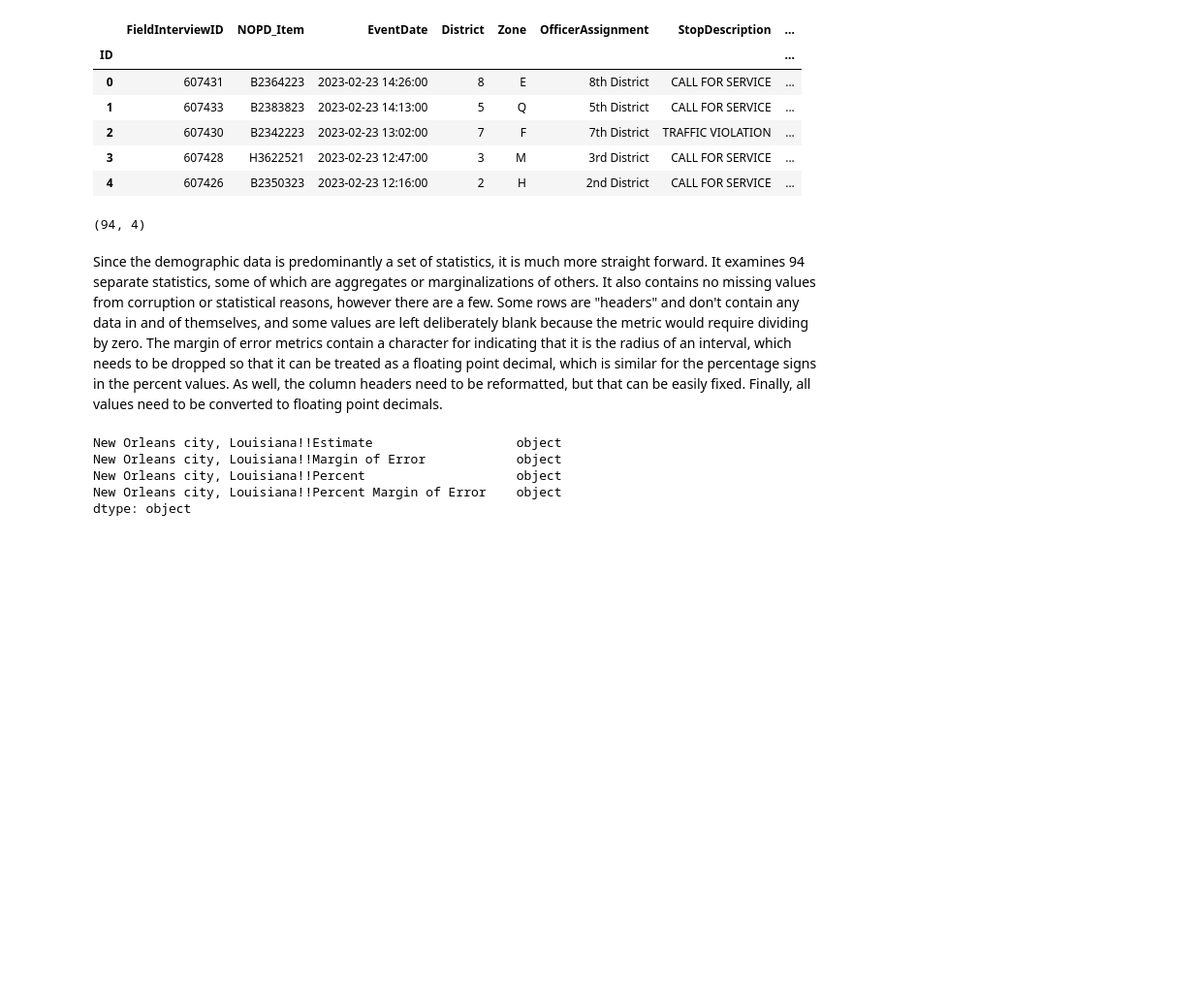
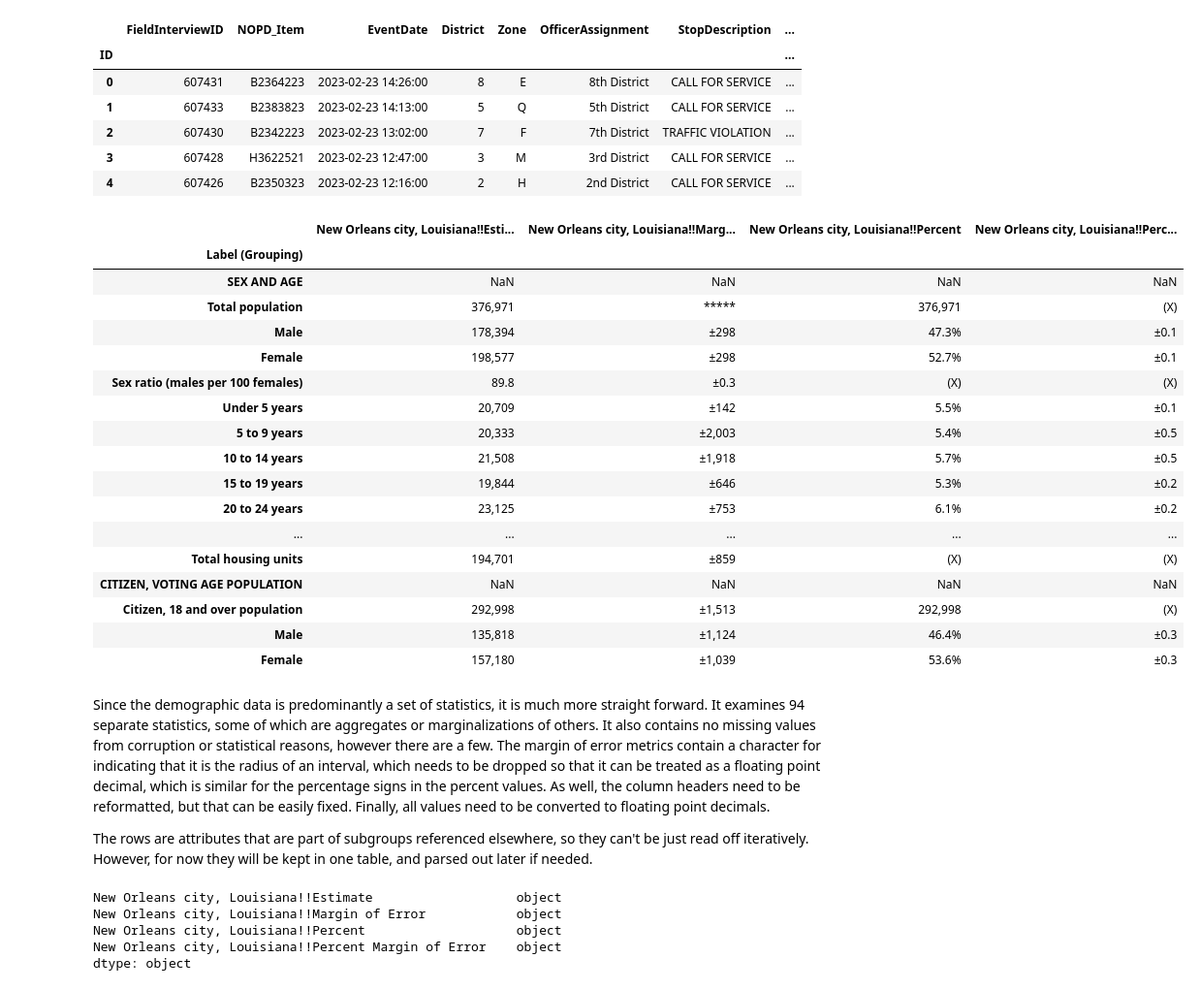
Before and after one commit to outlawhayden/neworleanspd, a Jupyter notebook: notebooks/neworleanspd.ipynb, the cells around one changed output. Shown: that part at 97% size. Drawn from its saved outputs; the diff is of its cells as text; code cells hidden in the pictures; blank space fills up the shorter version.

```diff
--- a/notebooks/neworleanspd.ipynb
+++ b/notebooks/neworleanspd.ipynb
@@ -24,6 +24,7 @@ import seaborn as sns
 
 # force pandas to display all columns globally
 pd.set_option('display.max_columns', None)
+pd.set_option('display.max_rows', None)
 # %% [markdown]
 ## Loading Data
 ----
@@ -162,11 +163,30 @@ interview_data.head()
 | 4 | 607426 | B2350323 | 2023-02-23 12:16:00 | 2 | H | 2nd District | CALL FOR SERVICE | ... |
 # %%
 # get demographic data shape
-demographic_data.shape
+demographic_data.head(100)
 # %% [output]
-(94, 4)
+|  | New Orleans city, Louisiana!!Esti... | New Orleans city, Louisiana!!Marg... | New Orleans city, Louisiana!!Percent | New Orleans city, Louisiana!!Perc... |
+| Label (Grouping) |  |  |  |  |
+| SEX AND AGE | NaN | NaN | NaN | NaN |
+| Total population | 376,971 | ***** | 376,971 | (X) |
+| Male | 178,394 | ±298 | 47.3% | ±0.1 |
+| Female | 198,577 | ±298 | 52.7% | ±0.1 |
+| Sex ratio (males per 100 females) | 89.8 | ±0.3 | (X) | (X) |
+| Under 5 years | 20,709 | ±142 | 5.5% | ±0.1 |
+| 5 to 9 years | 20,333 | ±2,003 | 5.4% | ±0.5 |
+| 10 to 14 years | 21,508 | ±1,918 | 5.7% | ±0.5 |
+| 15 to 19 years | 19,844 | ±646 | 5.3% | ±0.2 |
+| 20 to 24 years | 23,125 | ±753 | 6.1% | ±0.2 |
+| ... | ... | ... | ... | ... |
+| Total housing units | 194,701 | ±859 | (X) | (X) |
+| CITIZEN, VOTING AGE POPULATION | NaN | NaN | NaN | NaN |
+| Citizen, 18 and over population | 292,998 | ±1,513 | 292,998 | (X) |
+| Male | 135,818 | ±1,124 | 46.4% | ±0.3 |
+| Female | 157,180 | ±1,039 | 53.6% | ±0.3 |
 # %% [markdown]
-Since the demographic data is predominantly a set of statistics, it is much more straight forward. It examines 94 separate statistics, some of which are aggregates or marginalizations of others. It also contains no missing values from corruption or statistical reasons, however there are a few. Some rows are "headers" and don't contain any data in and of themselves, and some values are left deliberately blank because the metric would require dividing by zero. The margin of error metrics contain a character for indicating that it is the radius of an interval, which needs to be dropped so that it can be treated as a floating point decimal, which is similar for the percentage signs in the percent values. As well, the column headers need to be reformatted, but that can be easily fixed. Finally, all values need to be converted to floating point decimals.
+Since the demographic data is predominantly a set of statistics, it is much more straight forward. It examines 94 separate statistics, some of which are aggregates or marginalizations of others. It also contains no missing values from corruption or statistical reasons, however there are a few. The margin of error metrics contain a character for indicating that it is the radius of an interval, which needs to be dropped so that it can be treated as a floating point decimal, which is similar for the percentage signs in the percent values. As well, the column headers need to be reformatted, but that can be easily fixed. Finally, all values need to be converted to floating point decimals.
+
+The rows are attributes that are part of subgroups referenced elsewhere, so they can't be just read off iteratively. However, for now they will be kept in one table, and parsed out later if needed.
 # %%
 demographic_data.dtypes
 # %% [output]
```
Also changed, not shown: parts of 3 cells of this notebook, 5 other files.
